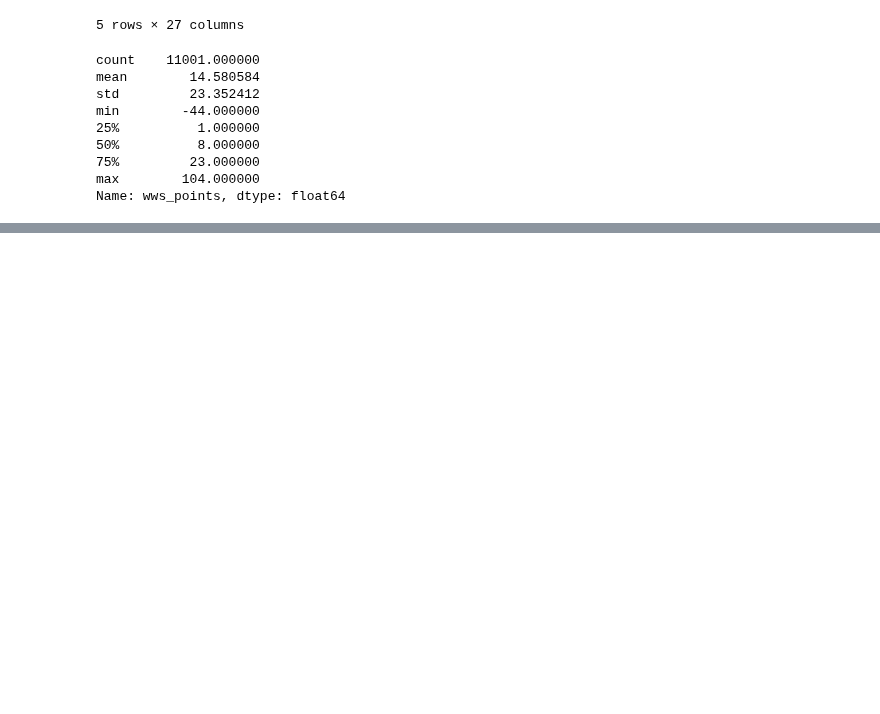
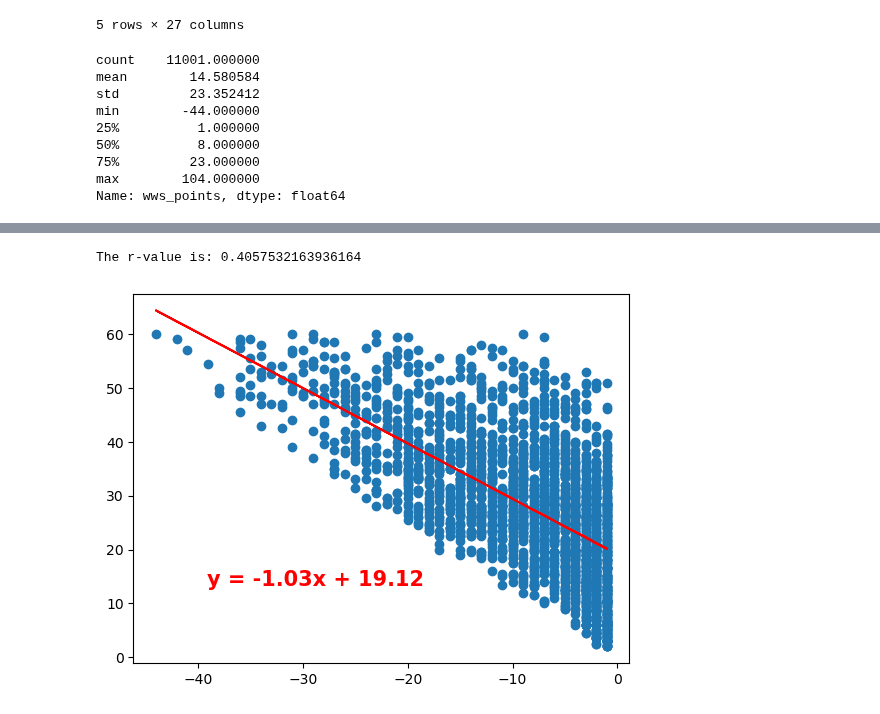
Before and after one commit to alyssahondrade/Project1, a Jupyter notebook: recipes_exploration.ipynb, the cells around one changed output, grey strips where cells are left out. Cells and saved outputs as stored; diff of their text form; code cells hidden in the pictures; blank space fills up the shorter version.

Commit message:
created exploratory plots

```diff
--- a/recipes_exploration.ipynb
+++ b/recipes_exploration.ipynb
@@ -855,3 +857,8 @@ min        -44.000000
 75%         23.000000
 max        104.000000
 Name: wws_points, dtype: float64
+# %%
+# Recipes with negative points are high in protein
+negative_points = shorter_recipes.loc[shorter_recipes['wws_points'] < 0].copy()
+print(f'negative_points: {negative_points.shape}')
+negative_points.head()
@@ -857,0 +874,10 @@ Name: wws_points, dtype: float64
+# %%
+x_values = negative_points['wws_points']
+y_values = negative_points['protein_g']
+
+fig, ax = plt.subplots()
+ax.scatter(x_values, y_values)
+linreg_plot(ax, x_values, y_values, 80, 80)
+# %% [output]
+The r-value is: 0.4057532163936164
+[figure, added]
```
Also changed, not shown: parts of 11 cells of this notebook, 1 other file.
